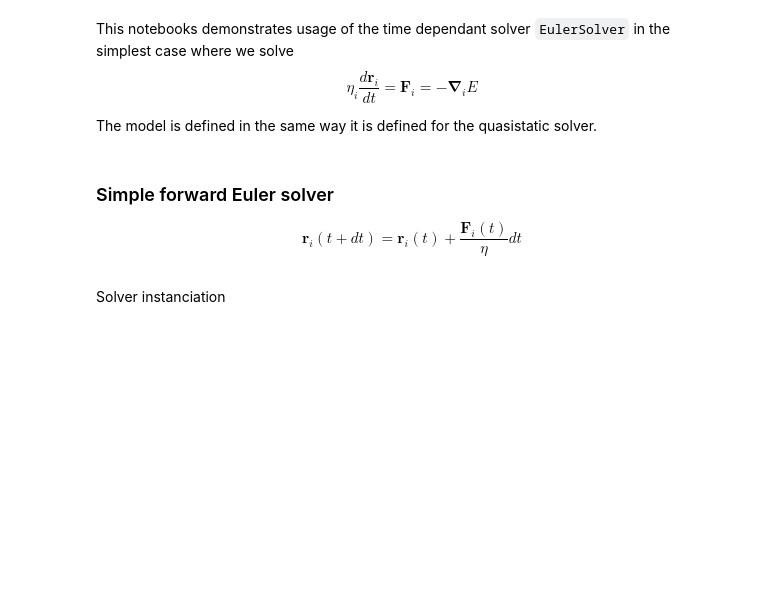
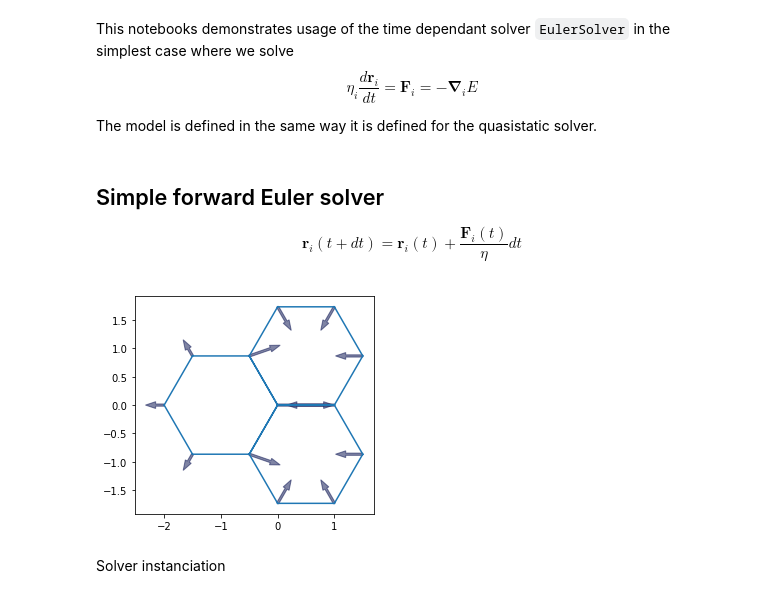
Before and after one commit to DamCB/tyssue-demo, a Jupyter notebook: SimpleTimeDependent.ipynb, the cells around one changed output. Cells and saved outputs as stored; diff of their text form; code cells hidden in the pictures; blank space fills up the shorter version.

```diff
--- a/SimpleTimeDependent.ipynb
+++ b/SimpleTimeDependent.ipynb
@@ -25,22 +25,25 @@ $$\eta_i \frac{d\mathbf{r}_i}{dt}  = \mathbf{F}_i = - \mathbf{\nabla}_i E$$
 
 The model is defined in the same way it is defined for the quasistatic solver.
 # %% [markdown]
-###  Simple forward Euler solver
+## Simple forward Euler solver
 
 $$\mathbf{r}_i(t+dt) = \mathbf{r}_i(t) + \frac{\mathbf{F}_i(t)}{\eta} dt$$
 # %%
 sheet = Sheet('3', *three_faces_sheet())
 geom.update_all(sheet)
 sheet.settings['threshold_length'] = 1e-3
 
 sheet.update_specs(config.dynamics.quasistatic_plane_spec())
 sheet.face_df["prefered_area"] = sheet.face_df["area"].mean()
-history = History(sheet, extra_cols={"edge":["dx", "dy"]})
+history = History(sheet) #, extra_cols={"edge":["dx", "dy", "sx", "sy", "tx", "ty"]})
 
 sheet.vert_df['viscosity'] = 1.0
 sheet.edge_df.loc[[0, 17],  'line_tension'] *= 4
+sheet.face_df.loc[1,  'prefered_area'] *= 1.2
 
 fig, ax = plot_forces(sheet, geom, model, ['x', 'y'], 1)
+# %% [output]
+[figure, added]
 # %% [markdown]
 Solver instanciation
 # %%
```
Also changed, not shown: parts of 7 cells of this notebook, 11 other files.
